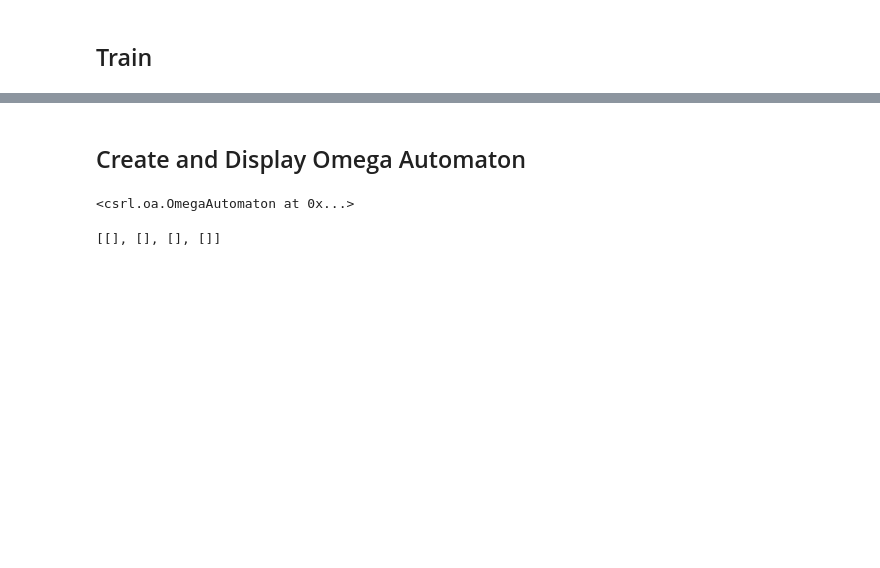
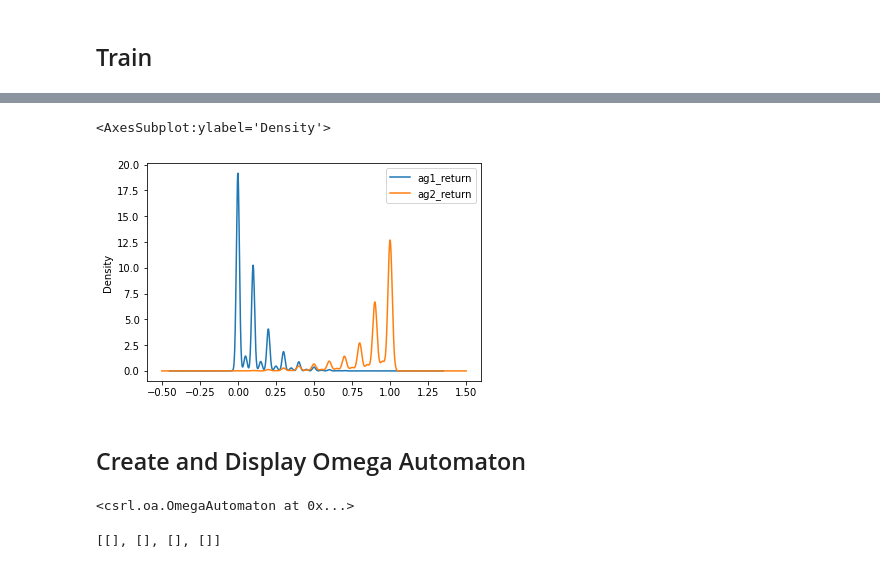
Before and after one commit to IngyN/macsrl, a Jupyter notebook: seql_foraging.ipynb, the cells around one changed output, grey strips where cells are left out. Saved outputs shown, nothing was run; the diff lists cells and outputs as text; code cells hidden in the pictures; blank space fills up the shorter version.

```diff
--- a/seql_foraging.ipynb
+++ b/seql_foraging.ipynb
@@ -40,3 +76,8 @@ AttributeError: 'list' object has no attribute 'cpu'
+# %%
+df2.plot.kde(x="timestep", y=["ag1_return", "ag2_return"])
+# %% [output]
+<AxesSubplot:ylabel='Density'>
+[figure, added]
 # %% [markdown]
 ## Create and Display Omega Automaton
 # %%
```
Also changed, not shown: parts of 9 cells of this notebook, 4 other files.
